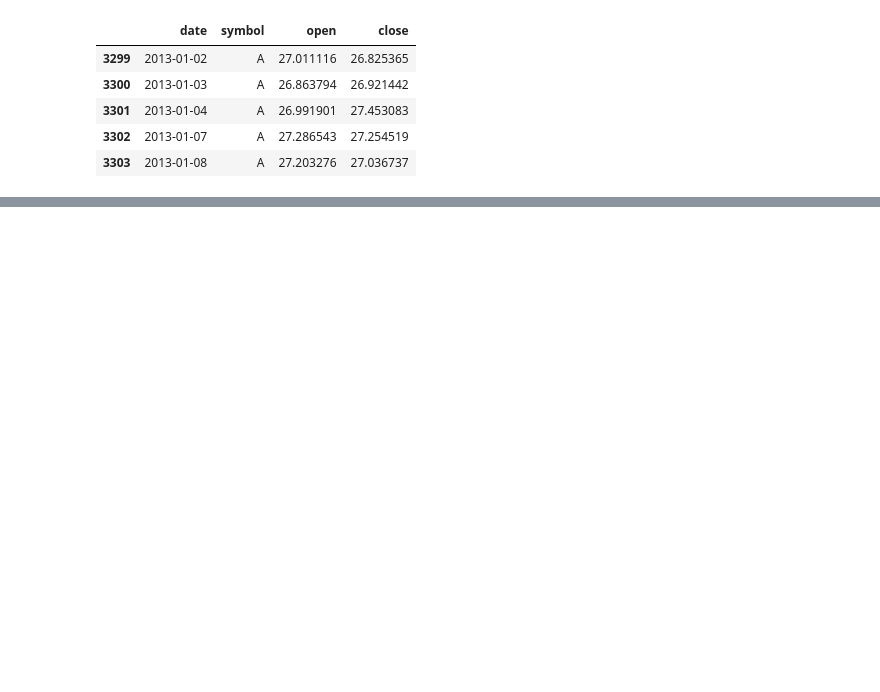
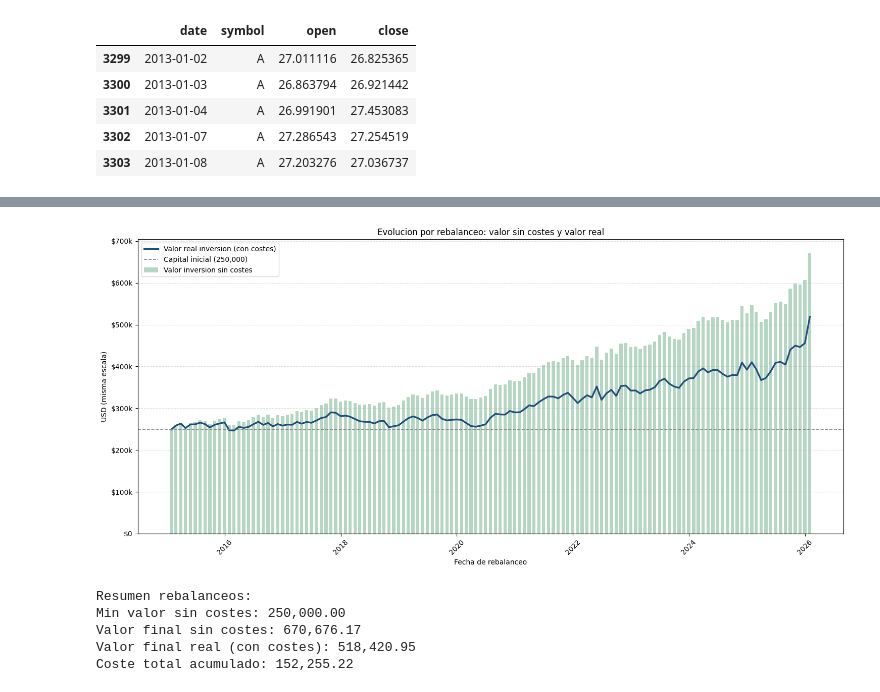
Before and after one commit to NataliaSJO/Practica-Miax-Backtesting, a Jupyter notebook: ejecucionCostes.ipynb, the cells around one changed output, grey strips where cells are left out. Drawn from its saved outputs; the diff is of its cells as text; code cells hidden in the pictures; blank space fills up the shorter version.

```diff
--- a/ejecucionCostes.ipynb
+++ b/ejecucionCostes.ipynb
@@ -338,0 +479,80 @@ Posiciones por rebalanceo (min/max): 19 / 20
+# %%
+# Visualizacion por rebalanceo: valor sin costes y valor real
+import matplotlib.pyplot as plt
+from matplotlib.ticker import FuncFormatter
+
+
+def usd_compact(x, pos):
+    ax = abs(x)
+    if ax >= 1_000_000:
+        return f'${x/1_000_000:,.1f}M'
+    if ax >= 1_000:
+        return f'${x/1_000:,.0f}k'
+    return f'${x:,.0f}'
+
+
+plot_df = history_df[['date', 'portfolio_value', 'txn_cost']].copy()
+plot_df['date'] = pd.to_datetime(plot_df['date'])
+plot_df = plot_df.sort_values('date').reset_index(drop=True)
+
+initial_capital = float(globals().get('INITIAL_CASH', 250_000.0))
+plot_df['txn_cost'] = pd.to_numeric(plot_df['txn_cost'], errors='coerce').fillna(0.0)
+
+# Valor sin costes = valor real + costes acumulados
+plot_df['cum_txn_cost'] = plot_df['txn_cost'].cumsum()
+plot_df['value_no_cost'] = plot_df['portfolio_value'] + plot_df['cum_txn_cost']
+plot_df['value_real'] = plot_df['portfolio_value']
+
+fig, ax = plt.subplots(figsize=(15, 7))
+bar_width_days = 20
+
+# Barras verdes: valor de inversion sin costes
+ax.bar(
+    plot_df['date'],
+    plot_df['value_no_cost'],
+    width=bar_width_days,
+    color='#4c9f70',
+    alpha=0.35,
+    label='Valor inversion sin costes'
+)
+
+# Linea azul: valor real con costes
+ax.plot(
+    plot_df['date'],
+    plot_df['value_real'],
+    color='#1f4e79',
+    linewidth=2.4,
+    label='Valor real inversion (con costes)'
+)
+
+ax.axhline(initial_capital, color='gray', linestyle='--', linewidth=1.2, label='Capital inicial (250,000)')
+ax.axhline(0, color='black', linewidth=1.0)
+
+# Misma escala en un unico eje Y
+y_min = 0
+y_max = max(plot_df['value_no_cost'].max(), plot_df['value_real'].max(), initial_capital) * 1.05
+ax.set_ylim(y_min, y_max)
+
+ax.set_title('Evolucion por rebalanceo: valor sin costes y valor real')
+ax.set_xlabel('Fecha de rebalanceo')
+ax.set_ylabel('USD (misma escala)')
+ax.yaxis.set_major_formatter(FuncFormatter(usd_compact))
+ax.grid(True, axis='y', linestyle='--', alpha=0.4)
+ax.legend(loc='upper left')
+
+plt.xticks(rotation=45)
+plt.tight_layout()
+plt.show()
+
+print('Resumen rebalanceos:')
+print('Min valor sin costes:', f"{plot_df['value_no_cost'].min():,.2f}")
+print('Valor final sin costes:', f"{plot_df['value_no_cost'].iloc[-1]:,.2f}")
+print('Valor final real (con costes):', f"{plot_df['value_real'].iloc[-1]:,.2f}")
+print('Coste total acumulado:', f"{plot_df['txn_cost'].sum():,.2f}")
+# %% [output]
+[figure, added]
+Resumen rebalanceos:
+Min valor sin costes: 250,000.00
+Valor final sin costes: 670,676.17
+Valor final real (con costes): 518,420.95
+Coste total acumulado: 152,255.22
```
Also changed, not shown: parts of 6 cells of this notebook, 3 other files.
